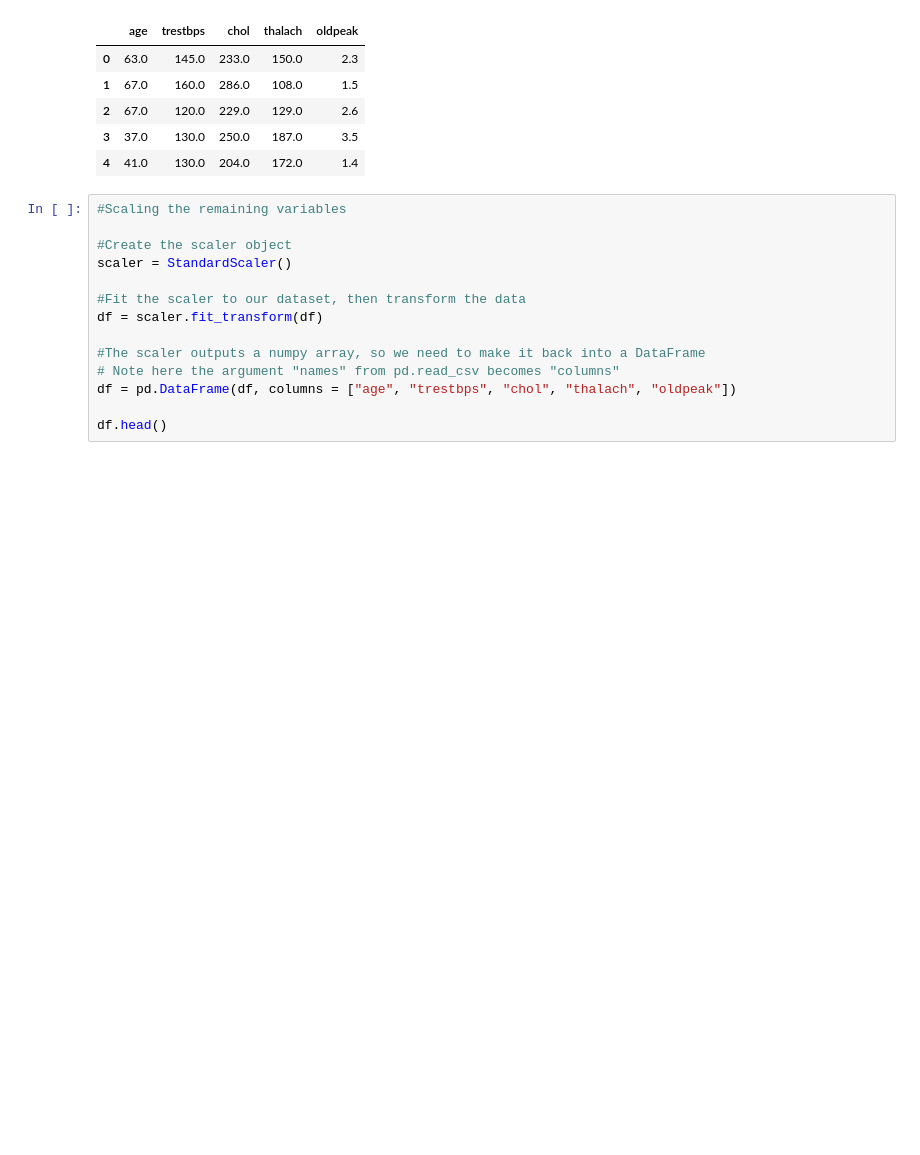
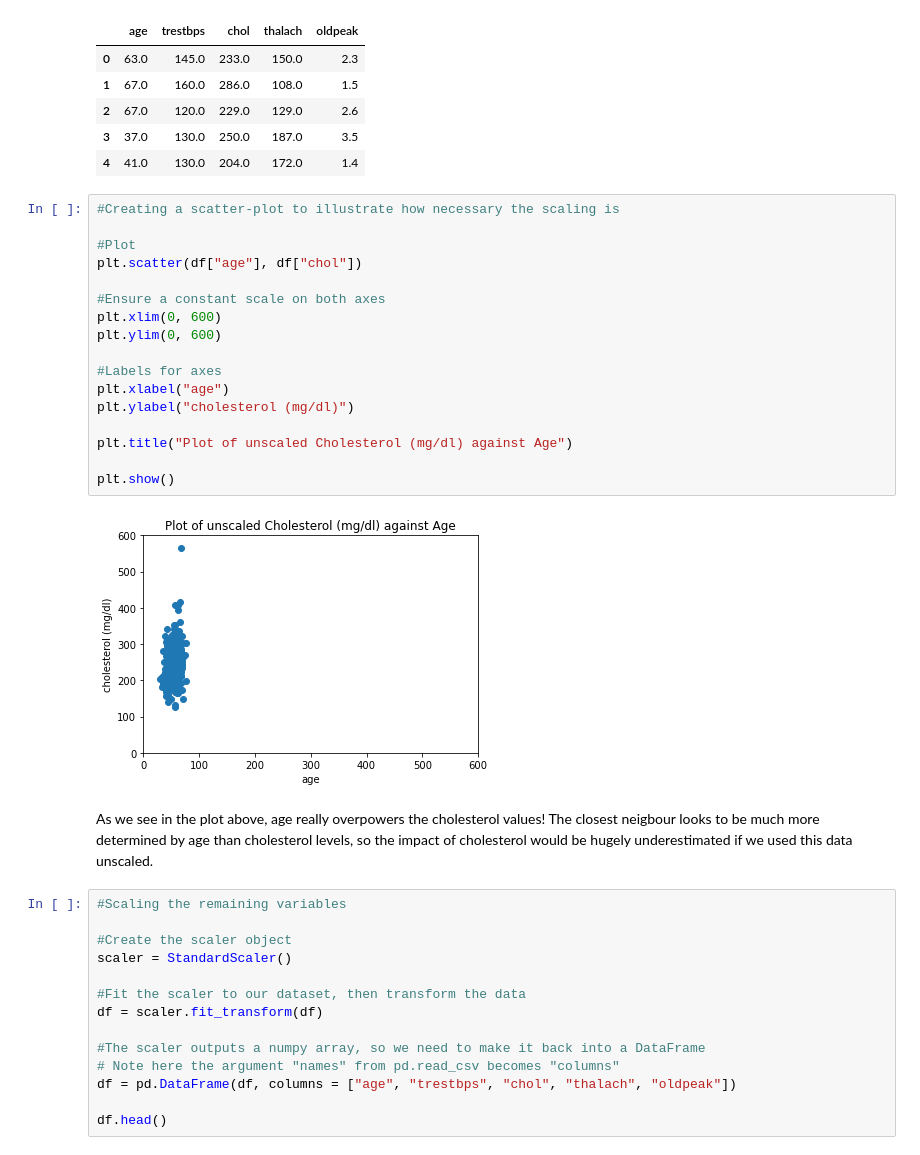
Before and after one commit to Cameron-Watts/Capstone-notebooks, a Jupyter notebook: Notebooks/Classification Methods/Classification Methods - KNN.ipynb, the cells around one changed output. Saved outputs shown, nothing was run; the diff lists cells and outputs as text; blank space fills up the shorter version.

```diff
--- a/Notebooks/Classification Methods/Classification Methods - KNN.ipynb
+++ b/Notebooks/Classification Methods/Classification Methods - KNN.ipynb
@@ -236,6 +239,27 @@ df.head()
 | 2 | 67.0 | 120.0 | 229.0 | 129.0 | 2.6 |
 | 3 | 37.0 | 130.0 | 250.0 | 187.0 | 3.5 |
 | 4 | 41.0 | 130.0 | 204.0 | 172.0 | 1.4 |
+# %%
+#Creating a scatter-plot to illustrate how necessary the scaling is
+
+#Plot
+plt.scatter(df["age"], df["chol"])
+
+#Ensure a constant scale on both axes
+plt.xlim(0, 600)
+plt.ylim(0, 600)
+
+#Labels for axes
+plt.xlabel("age")
+plt.ylabel("cholesterol (mg/dl)")
+
+plt.title("Plot of unscaled Cholesterol (mg/dl) against Age")
+
+plt.show()
+# %% [output]
+[figure, added]
+# %% [markdown]
+As we see in the plot above, age really overpowers the cholesterol values! The closest neigbour looks to be much more determined by age than cholesterol levels, so the impact of cholesterol would be hugely underestimated if we used this data unscaled.
 # %%
 #Scaling the remaining variables
 
```
Also changed, not shown: parts of 18 cells of this notebook.
